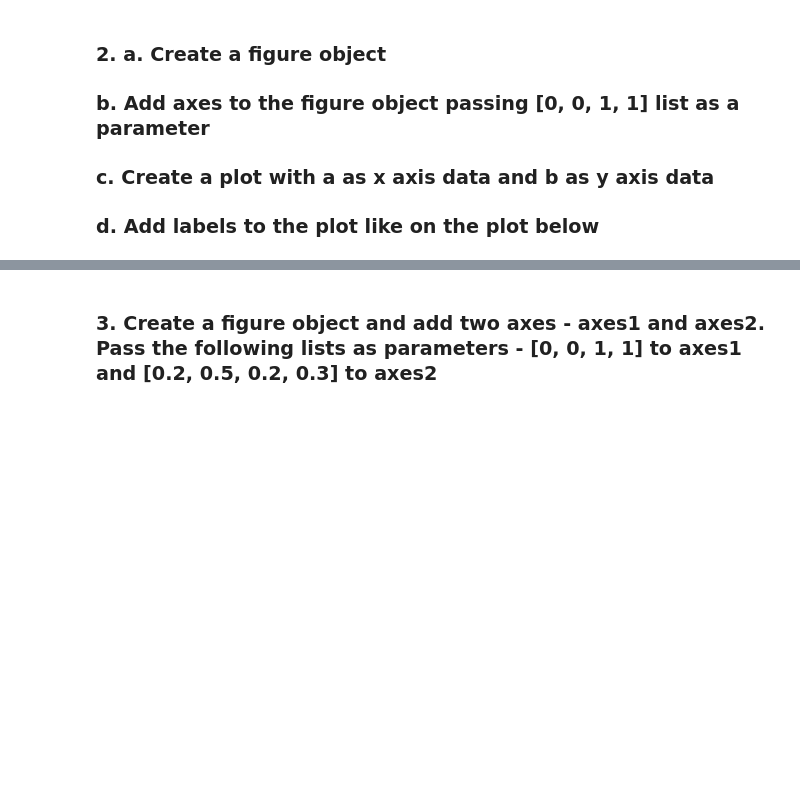
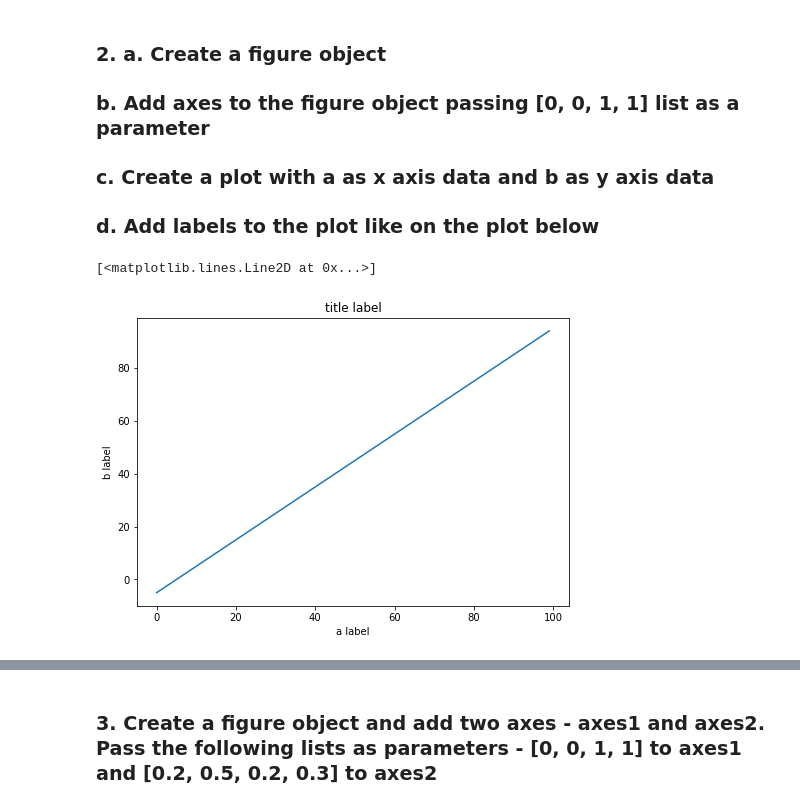
Before and after one commit to Inna-Kosovan/DataScienceBeginning, a Jupyter notebook: Matplotlib/Matplotlib Task.ipynb, the cells around one changed output, grey strips where cells are left out. Cells and saved outputs as stored; diff of their text form; code cells hidden in the pictures; blank space fills up the shorter version.

Commit message:
Добавил задание по matplotlib

```diff
--- a/Matplotlib/Matplotlib Task.ipynb
+++ b/Matplotlib/Matplotlib Task.ipynb
@@ -19,6 +19,11 @@ import matplotlib.pyplot as plt
 ### d. Add labels to the plot like on the plot below
 # %%
 figure = plt.figure()
+axes = figure.add_axes([0, 0, 1, 1])
 plt.xlabel('a label')
 plt.ylabel('b label')
 plt.title('title label')
+axes.plot(a, b)
+# %% [output]
+[<matplotlib.lines.Line2D at 0x...>]
+[figure, added]
```
Also changed, not shown: parts of 9 cells of this notebook, 1 other file.
